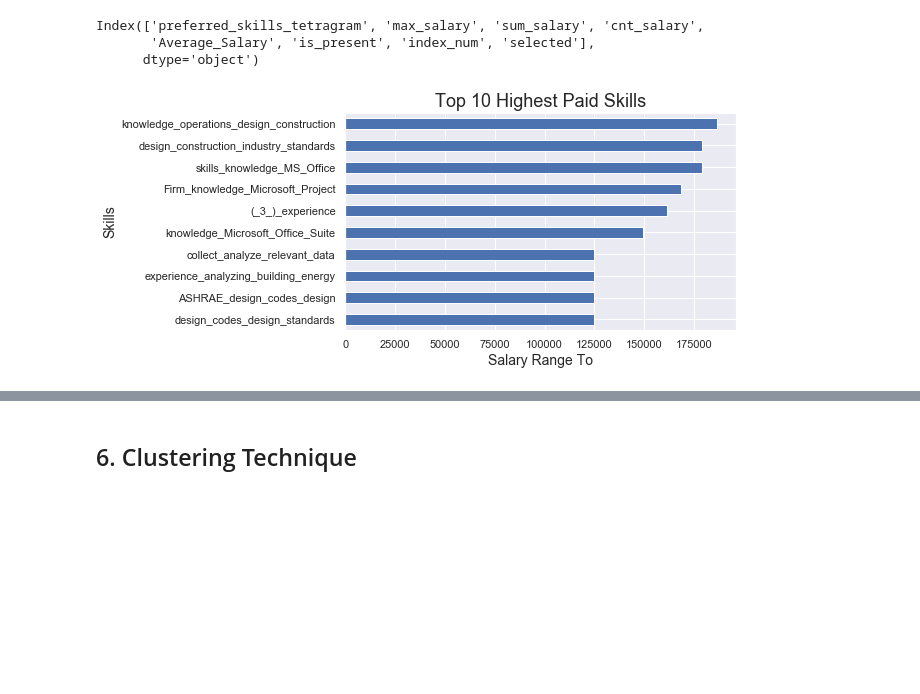
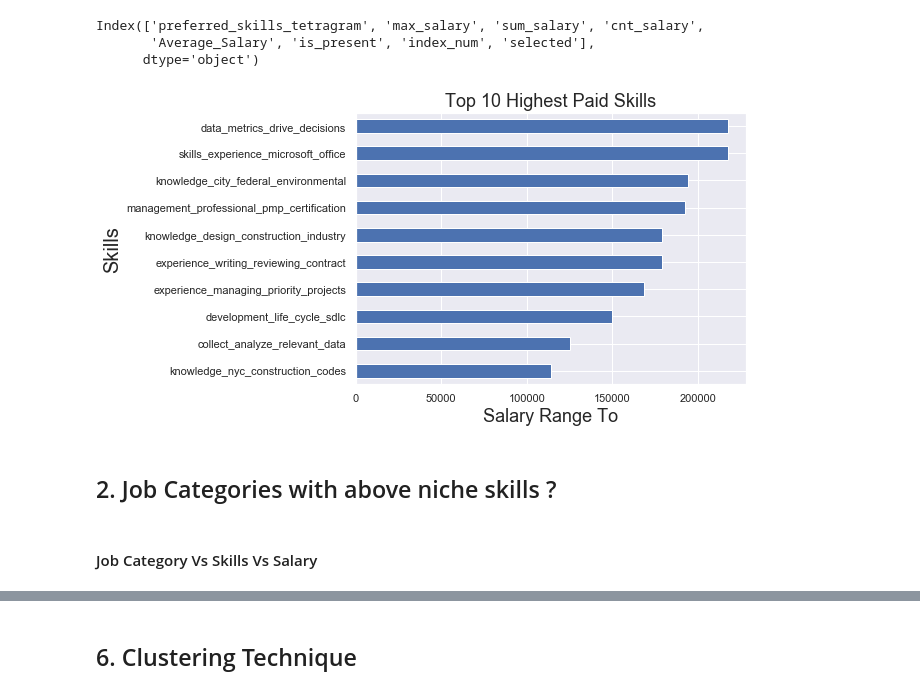
Before and after one commit to Data-Citadel/IDS_GROUP006, a Jupyter notebook: Clustering-New York Job Posting Data-V1.1.ipynb, the cells around one changed output, grey strips where cells are left out. Drawn from its saved outputs; the diff is of its cells as text; code cells hidden in the pictures; blank space fills up the shorter version.

Commit message:
Fixing job category Vs Salary

```diff
--- a/Clustering-New York Job Posting Data-V1.1.ipynb
+++ b/Clustering-New York Job Posting Data-V1.1.ipynb
@@ -379,7 +379,7 @@ def extract_skills(doc):
 def cleanse_text_impurities(text_val):
     try:
         # remove the special characters
-        text_val = re.sub(r'[^(a-zA-Z)|(0-9)\s]', ' ', text_val, re.I|re.A)
+        text_val = re.sub(r'[^a-zA-Z\s]', '', text_val, re.I|re.A)
         text_val = text_val.strip()
 
         return text_val
@@ -394,6 +394,7 @@ stop_words = get_stopwords()
 '''
 def remove_stopwords(text_val):
     try:
+        text_val = text_val.lower()
         word_tokenizer = nltk.WordPunctTokenizer()
         # tokenize the sentences
         tokens = word_tokenizer.tokenize(text_val)
@@ -580,7 +582,7 @@ def skill_check(text, bow=bow):
 
 # check if 4-gram word is a skill or not
 tetra_df['is_present'] = tetra_df[ps_tetragram].apply(skill_check)
-tetra_df = tetra_df[tetra_df['is_present'] > 0 ].sort_values(['Average_Salary','cnt_salary'], ascending=False).reset_index(drop=True)
+tetra_df = tetra_df[tetra_df['is_present'] > 0 ].sort_values(['Average_Salary','cnt_salary',ps_tetragram], ascending=False).reset_index(drop=True)
 tetra_df['index_num'] = tetra_df.index
 # %% [markdown]
 ### Finally displaying picked Top 10 from identified Top 35 values from n-Gram
@@ -596,7 +598,7 @@ Conditions Used
 tetra_df = tetra_df.iloc[:35]
 
 #Handpicked Top 10 from the top 35
-tetra_df['selected'] = tetra_df['index_num'].apply(lambda x: x in [2,4,8,12,16,19,20,26,31,34])
+tetra_df['selected'] = tetra_df['index_num'].apply(lambda x: x in [1,4,6,12,15,16,22,26,29,32])
 color = (tetra_df['selected'] == True).map({True: 'background-color: yellow', False: ''})
 tetra_df.style.apply(lambda s: color)
 # %% [output]
@@ -659,15 +661,19 @@ Index(['preferred_skills_tetragram', 'max_salary', 'sum_salary', 'cnt_salary',
 # %%
 df_to_display=tetra_df[tetra_df['selected'] == True ][['preferred_skills_tetragram','max_salary']].sort_values(['max_salary'], ascending=False).reset_index(drop=True)
 df_to_display.index=df_to_display['preferred_skills_tetragram']
 
-fig, barax = plt.subplots(figsize=(7,4))
+fig, barax = plt.subplots(figsize=(7,5))
 df_to_display.plot(ax=barax, kind='barh', legend = False)
 
 barax.set_title("Top 10 Highest Paid Skills", fontsize=18)
-barax.set_ylabel("Skills", fontsize=14)
-barax.set_xlabel("Salary Range To", fontsize=14)
+barax.set_ylabel("Skills", fontsize=20)
+barax.set_xlabel("Salary Range To", fontsize=18)
 # barax.legend(bbox_to_anchor=(1.0, 1.00))
 barax.invert_yaxis()
 plt.show()
 # %% [output]
-[figure, old version]
+[figure, new version]
+# %% [markdown]
+## 2. Job Categories with above niche skills ?
+# %% [markdown]
+#### Job Category Vs Skills Vs Salary
```
Also changed, not shown: parts of 17 cells of this notebook.
